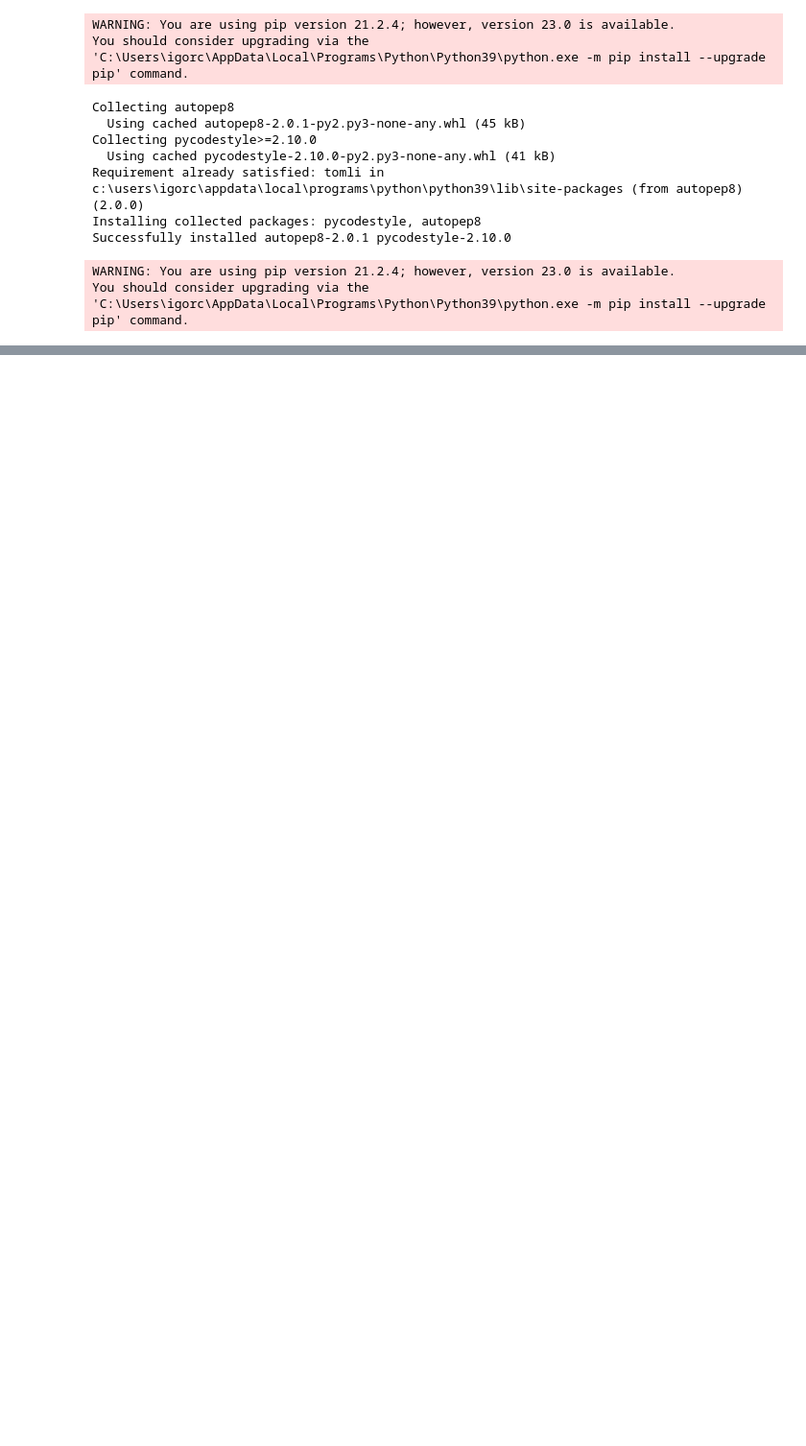
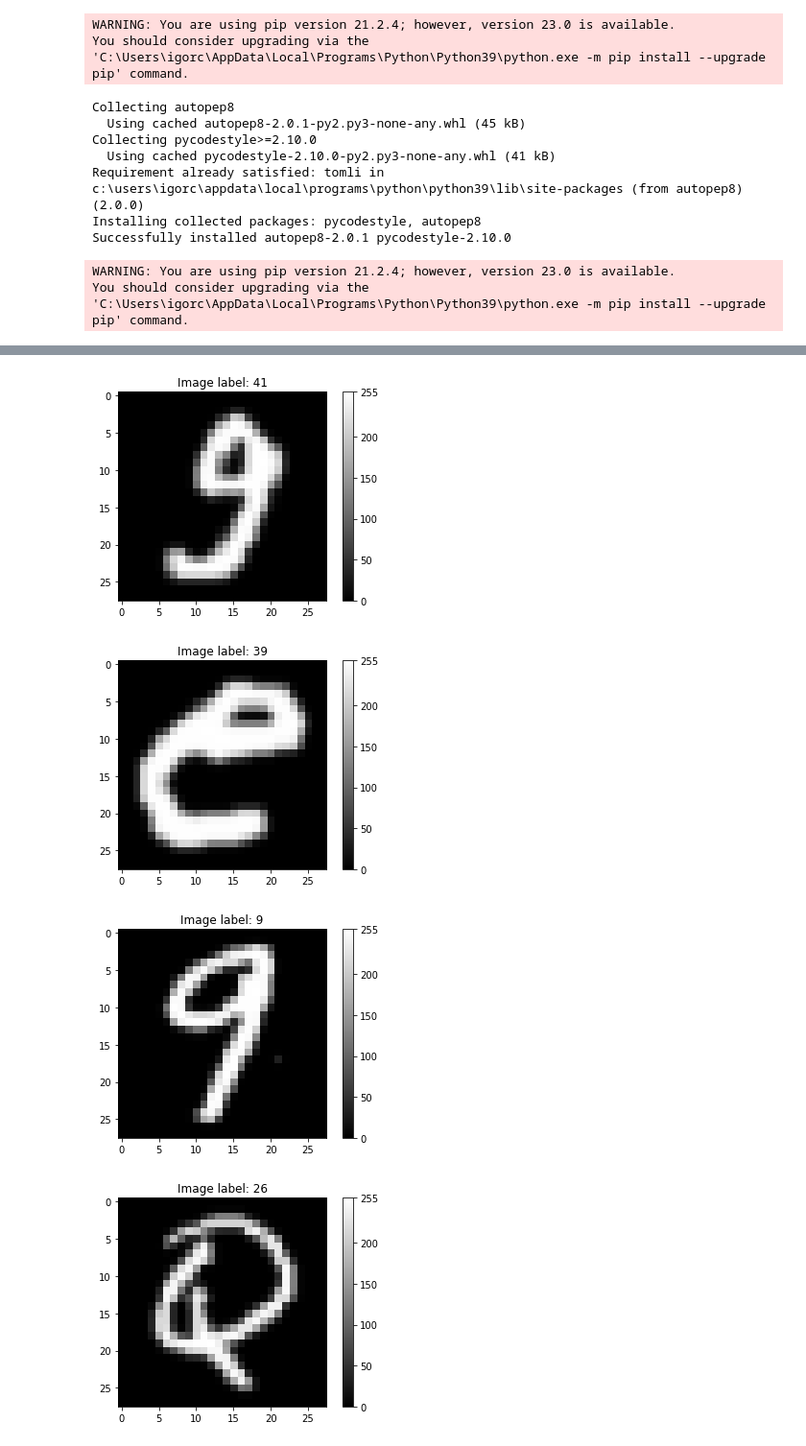
Before and after one commit to IgorTest19/CNN_NN, a Jupyter notebook: CNN_NN.ipynb, the cells around one changed output, grey strips where cells are left out. Shown at 96% size. Cells and saved outputs as stored; diff of their text form; code cells hidden in the pictures; blank space fills up the shorter version.

```diff
--- a/CNN_NN.ipynb
+++ b/CNN_NN.ipynb
@@ -92,8 +103,13 @@ for x in range(10):
 # %%
-"""Wyświetlenie pierwszych dziesięciu elementów zbioru testowego."""
+"""Displaying the first ten elements of the test set."""
 for x in range(10):
     fig = plt.figure()
     ax = fig.add_subplot(1, 1, 1)
     imgplot = plt.imshow(test_images[x], cmap='gray')
     ax.set_title("Image label: " + str(test_labels[x]))
     plt.colorbar(ticks=[0, 50, 100, 150, 200, 255], orientation='vertical')
+# %% [output]
+[figure, added]
+[figure, added]
+[figure, added]
+[figure, added]
```
Also changed, not shown: parts of 9 cells of this notebook.
